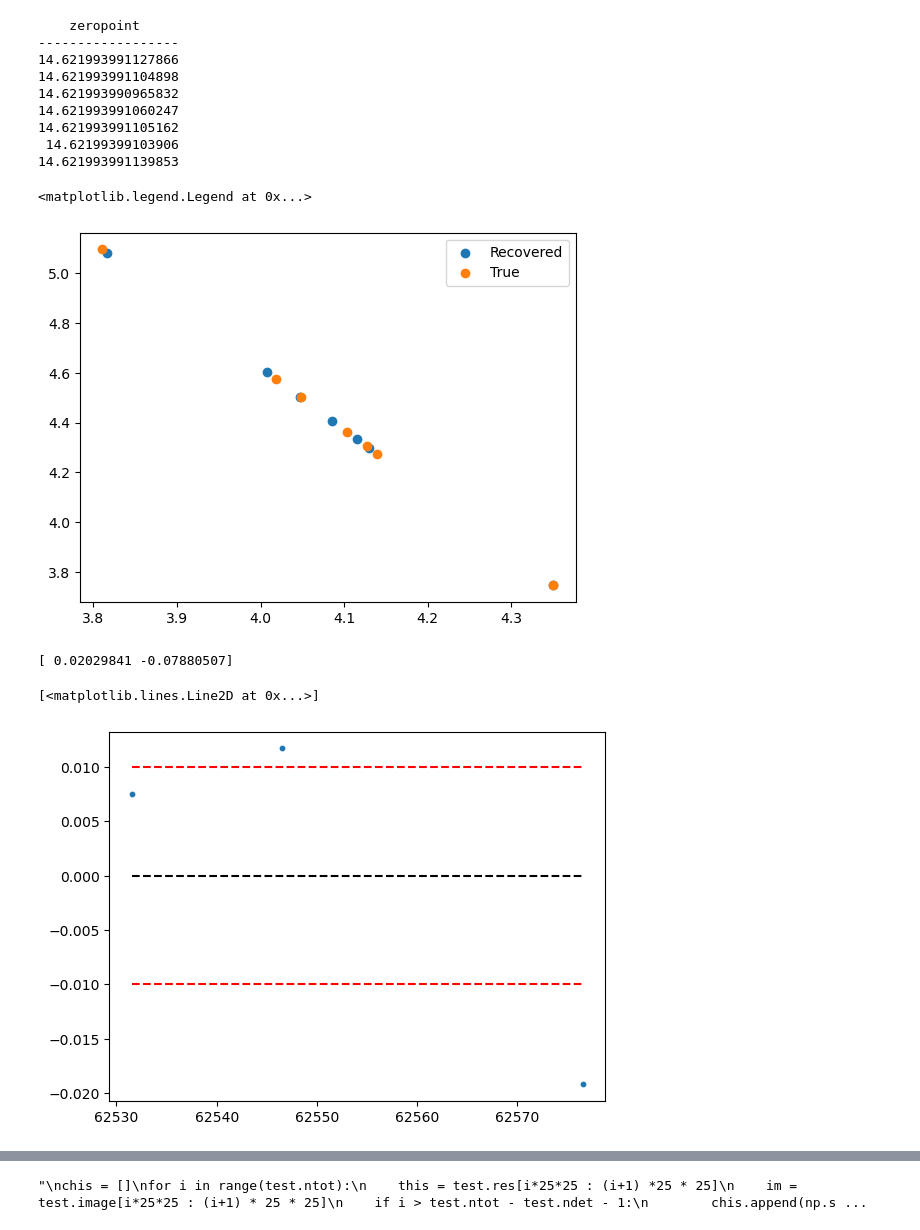
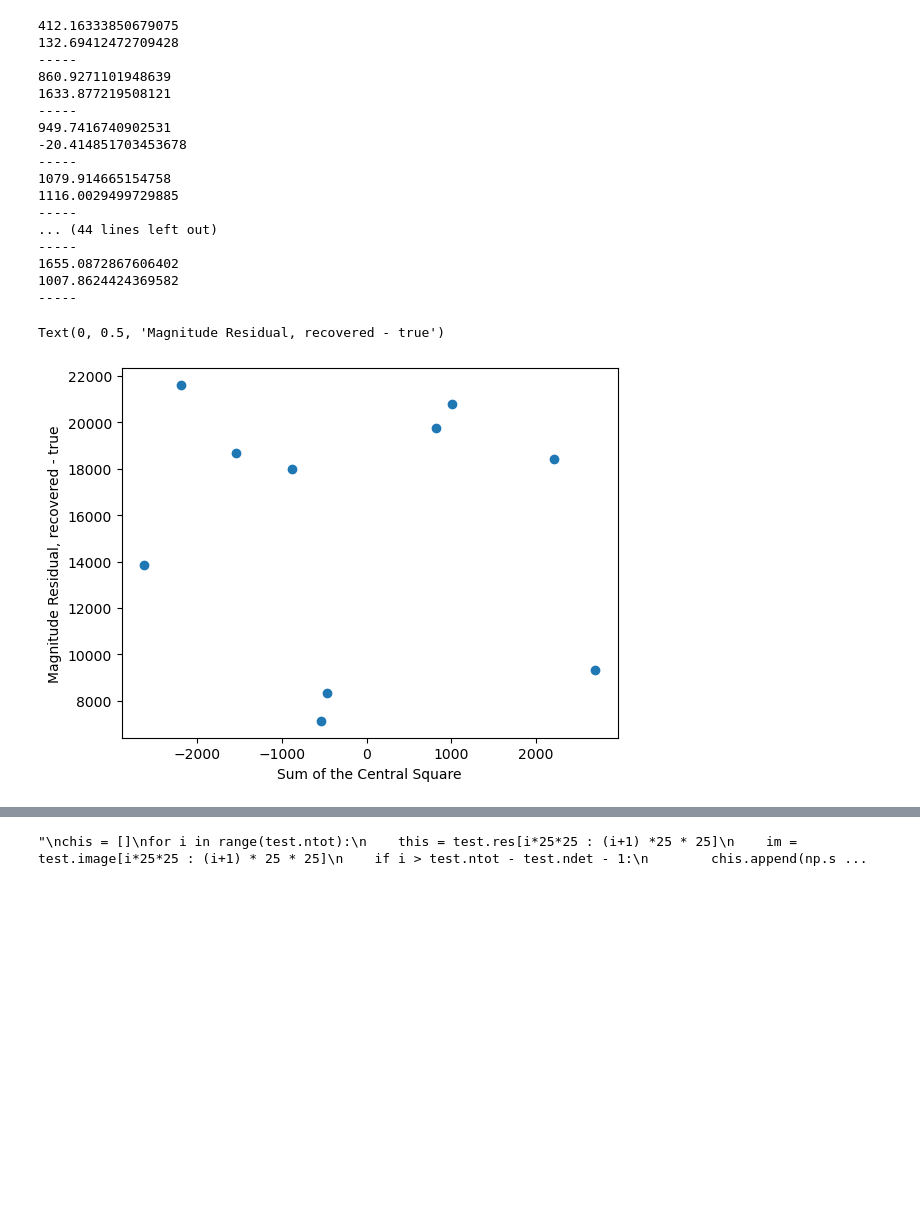
Before and after one commit to Roman-Supernova-PIT/campari, a Jupyter notebook: multismp.ipynb, the cells around one changed output, grey strips where cells are left out. Drawn from its saved outputs; the diff is of its cells as text; code cells hidden in the pictures; blank space fills up the shorter version.

```diff
--- a/multismp.ipynb
+++ b/multismp.ipynb
@@ -957,39 +924,37 @@ array([5.07993269, 3.746242  , 4.29780198, 4.60269015, 4.33248969,
-# %%
-plt.scatter(np.log10(test.flux),test.mag, label = 'Recovered')
-
-test_mags = -2.5 * np.log10(test.flux) + 14.62199
-plt.scatter(np.log10(test.exposures['true flux']), test.exposures['true mag'], label = 'True')
-
-print(test.exposures['zeropoint'][np.where(test.exposures['DETECTED'])])
-plt.legend()
-# %% [output]
-    zeropoint
-------------------
-14.621993991127866
-14.621993991104898
-14.621993990965832
-14.621993991060247
-14.621993991105162
- 14.62199399103906
-14.621993991139853
-<matplotlib.legend.Legend at 0x...>
-[figure, removed]
-# %%
-
-#plt.scatter(truths, truths - test.mag, marker = 'o')
-#use scipy to fit a line
-from scipy.optimize import curve_fit
-def f(x, m, b):
-    return m*x + b
-
-popt, pcov = curve_fit(f, truths, truths - test.mag)
-print(popt)
-
-plt.scatter(dates,truths - test.mag - f(truths, *popt), s = 10)
-plt.plot([np.min(dates), np.max(dates)], [0,0], 'k--', label = 'Zeroline')
-plt.plot([np.min(dates), np.max(dates)], [0.01,0.01], 'r--', label = '+/- 0.01 mag')
-plt.plot([np.min(dates), np.max(dates)], [-0.01,-0.01], 'r--')
-# %% [output]
-[ 0.02029841 -0.07880507]
-[<matplotlib.lines.Line2D at 0x...>]
-[figure, removed]
+# %%
+totalsums = []
+centersums = []
+
+for i in range(test.ntot):
+    this = test.res[i*25*25 : (i+1) *25 * 25]
+    print(np.sum(this))
+    totalsums.append(np.sum(this))
+    this = test.res[i*25*25 : (i+1) *25 * 25].reshape(25,25)[9:16,9:16]
+    centersums.append(np.sum(this))
+    print(np.sum(this))
+    print('-----')
+truths = test.exposures[np.where(test.exposures['DETECTED'])]['true mag']
+#truths = test.exposures[np.where(test.exposures['DETECTED'])]['true flux']
+plt.scatter(centersums[-test.ndet:], test.flux - truths)
+plt.xlabel('Sum of the Central Square')
+plt.ylabel('Magnitude Residual, recovered - true')
+# %% [output]
+412.16333850679075
+132.69412472709428
+-----
+860.9271101948639
+1633.877219508121
+-----
+949.7416740902531
+-20.414851703453678
+-----
+1079.914665154758
+1116.0029499729885
+-----
+... (44 lines left out)
+-----
+1655.0872867606402
+1007.8624424369582
+-----
+Text(0, 0.5, 'Magnitude Residual, recovered - true')
+[figure, added]
```
Also changed, not shown: parts of 18 cells of this notebook, 7 other files.
